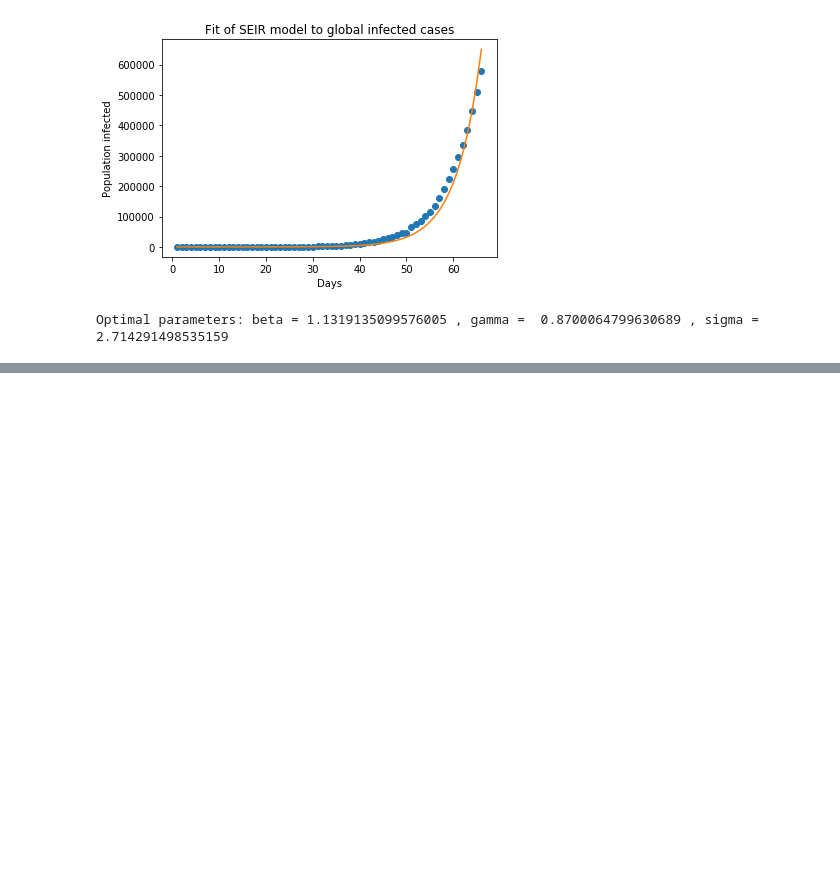
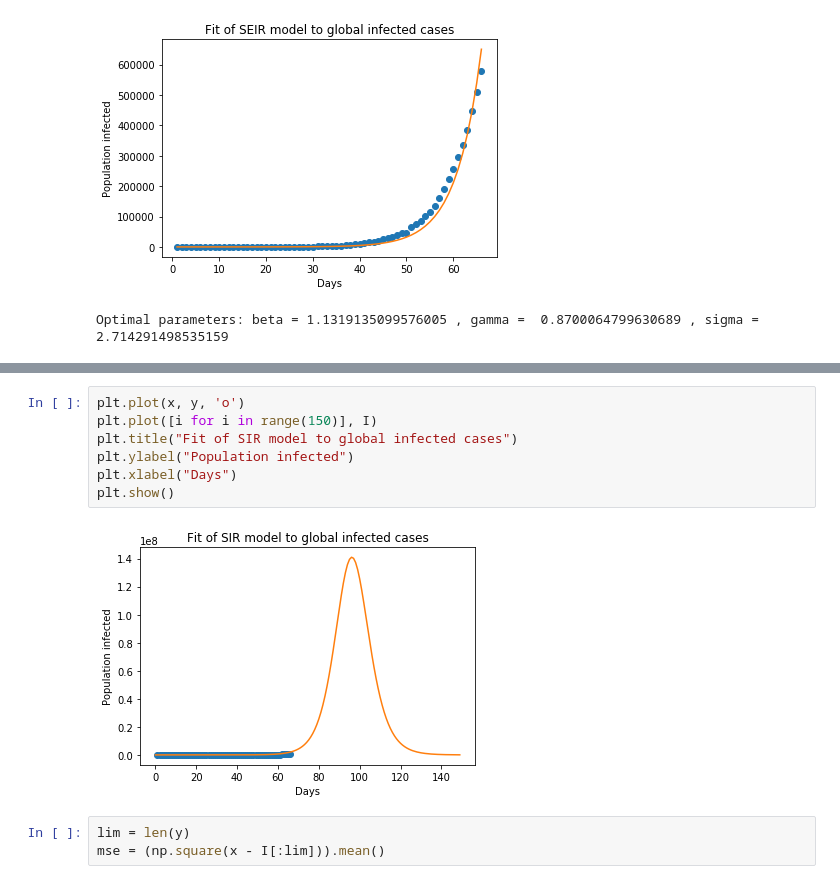
Before and after one commit to Aveek-Saha/CovidAnalysis, a Jupyter notebook: Prediction.ipynb, the cells around one changed output, grey strips where cells are left out. Drawn from its saved outputs; the diff is of its cells as text; blank space fills up the shorter version.

```diff
--- a/Prediction.ipynb
+++ b/Prediction.ipynb
@@ -402,0 +433,12 @@ Optimal parameters: beta = 1.1319135099576005 , gamma =  0.8700064799630689 , si
+# %%
+plt.plot(x, y, 'o')
+plt.plot([i for i in range(150)], I)
+plt.title("Fit of SIR model to global infected cases")
+plt.ylabel("Population infected")
+plt.xlabel("Days")
+plt.show()
+# %% [output]
+[figure, added]
+# %%
+lim = len(y)
+mse = (np.square(x - I[:lim])).mean()
```
Also changed, not shown: parts of 4 cells of this notebook.
